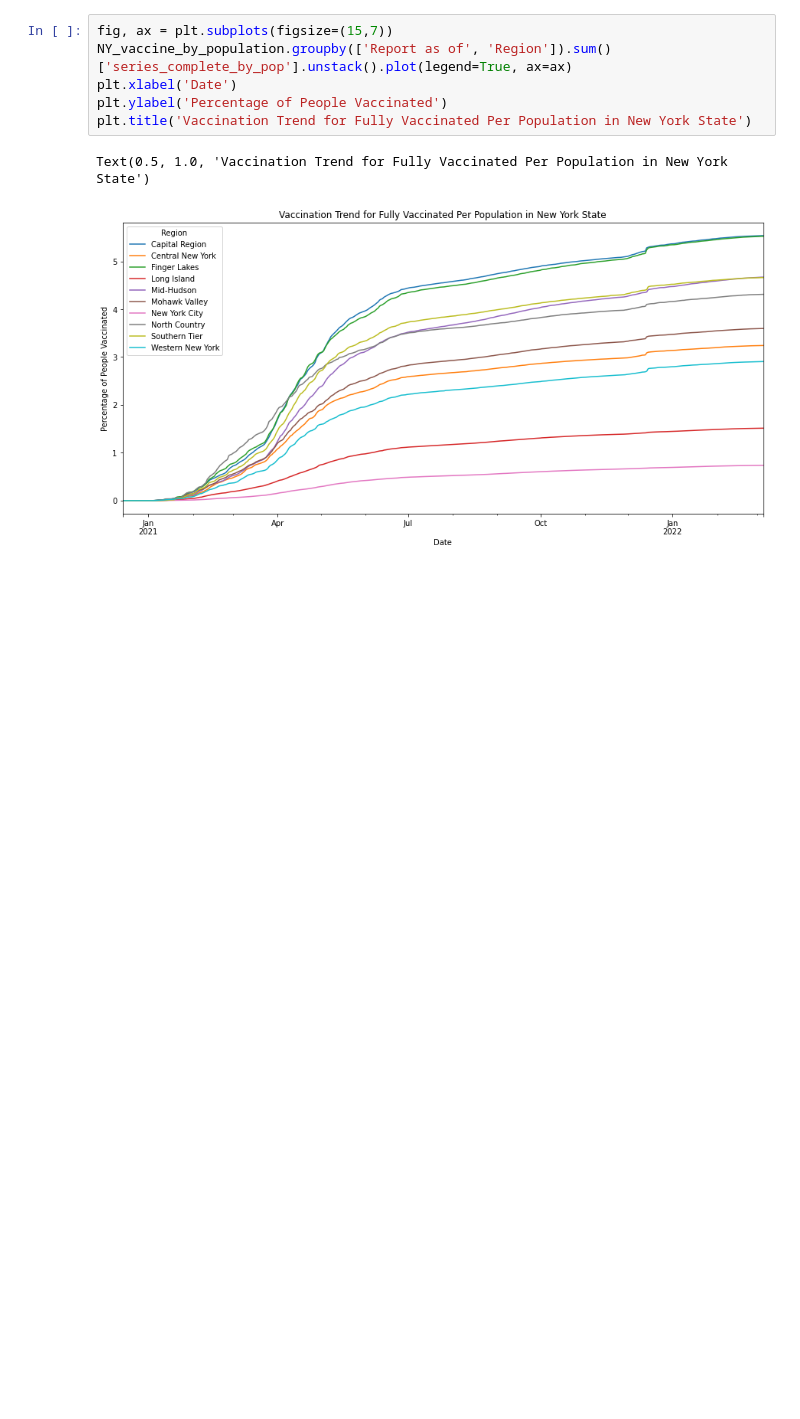
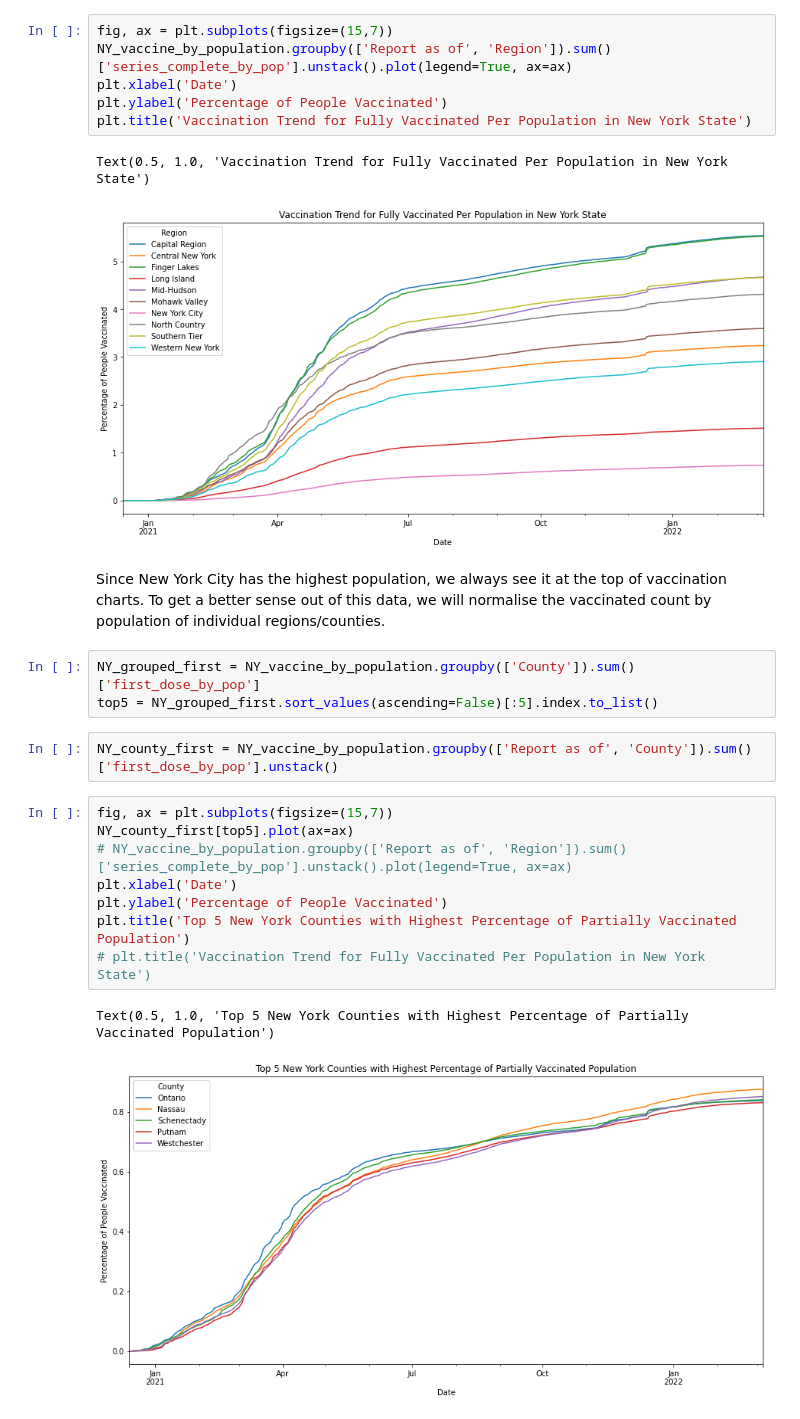
Before and after one commit to AnishaMathur/NY-State-Covid-Analysis, a Jupyter notebook: notebooks/EDA_Vaccination.ipynb, the cells around one changed output. Cells and saved outputs as stored; diff of their text form; blank space fills up the shorter version.

```diff
--- a/notebooks/EDA_Vaccination.ipynb
+++ b/notebooks/EDA_Vaccination.ipynb
@@ -318,3 +318,21 @@ plt.title('Vaccination Trend for Fully Vaccinated Per Population in New York Sta
 # %% [output]
 Text(0.5, 1.0, 'Vaccination Trend for Fully Vaccinated Per Population in New York State')
 [figure]
+# %% [markdown]
+Since New York City has the highest population, we always see it at the top of vaccination charts. To get a better sense out of this data, we will normalise the vaccinated count by population of individual regions/counties.
+# %%
+NY_grouped_first = NY_vaccine_by_population.groupby(['County']).sum()['first_dose_by_pop']
+top5 = NY_grouped_first.sort_values(ascending=False)[:5].index.to_list()
+# %%
+NY_county_first = NY_vaccine_by_population.groupby(['Report as of', 'County']).sum()['first_dose_by_pop'].unstack()
+# %%
+fig, ax = plt.subplots(figsize=(15,7))
+NY_county_first[top5].plot(ax=ax)
+# NY_vaccine_by_population.groupby(['Report as of', 'Region']).sum()['series_complete_by_pop'].unstack().plot(legend=True, ax=ax)
+plt.xlabel('Date')
+plt.ylabel('Percentage of People Vaccinated')
+plt.title('Top 5 New York Counties with Highest Percentage of Partially Vaccinated Population')
+# plt.title('Vaccination Trend for Fully Vaccinated Per Population in New York State')
+# %% [output]
+Text(0.5, 1.0, 'Top 5 New York Counties with Highest Percentage of Partially Vaccinated Population')
+[figure, added]
```
Also changed, not shown: parts of 10 cells of this notebook.
